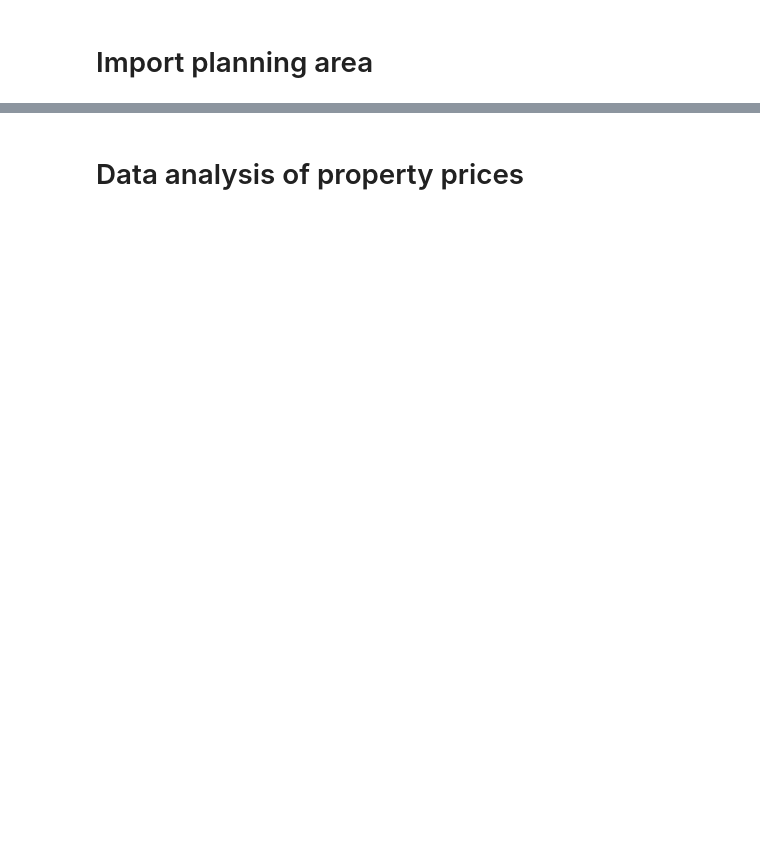
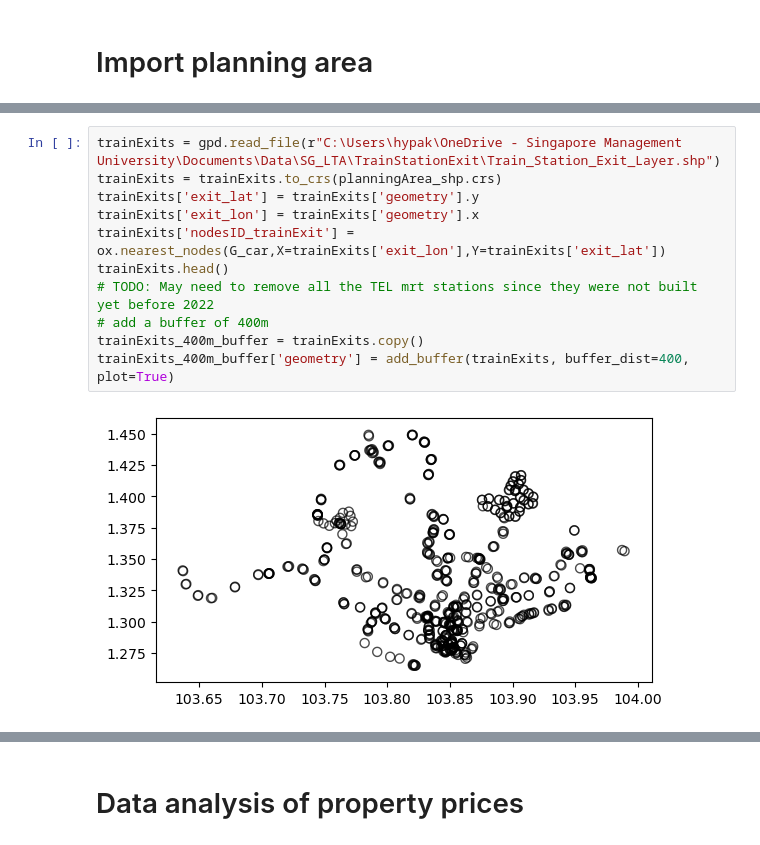
Before and after one commit to pakhuiying/property_prices_flood, a Jupyter notebook: property_prices_analysis.ipynb, the cells around one changed output, grey strips where cells are left out. Drawn from its saved outputs; the diff is of its cells as text; blank space fills up the shorter version.

```diff
--- a/property_prices_analysis.ipynb
+++ b/property_prices_analysis.ipynb
@@ -34,0 +105,13 @@ planningArea_shp.head()
+# %%
+trainExits = gpd.read_file(r"C:\Users\hypak\OneDrive - Singapore Management University\Documents\Data\SG_LTA\TrainStationExit\Train_Station_Exit_Layer.shp")
+trainExits = trainExits.to_crs(planningArea_shp.crs)
+trainExits['exit_lat'] = trainExits['geometry'].y
+trainExits['exit_lon'] = trainExits['geometry'].x
+trainExits['nodesID_trainExit'] = ox.nearest_nodes(G_car,X=trainExits['exit_lon'],Y=trainExits['exit_lat'])
+trainExits.head()
+# TODO: May need to remove all the TEL mrt stations since they were not built yet before 2022
+# add a buffer of 400m
+trainExits_400m_buffer = trainExits.copy()
+trainExits_400m_buffer['geometry'] = add_buffer(trainExits, buffer_dist=400, plot=True)
+# %% [output]
+[figure, added]
```
Also changed, not shown: parts of 45 cells of this notebook, 4 other files.
